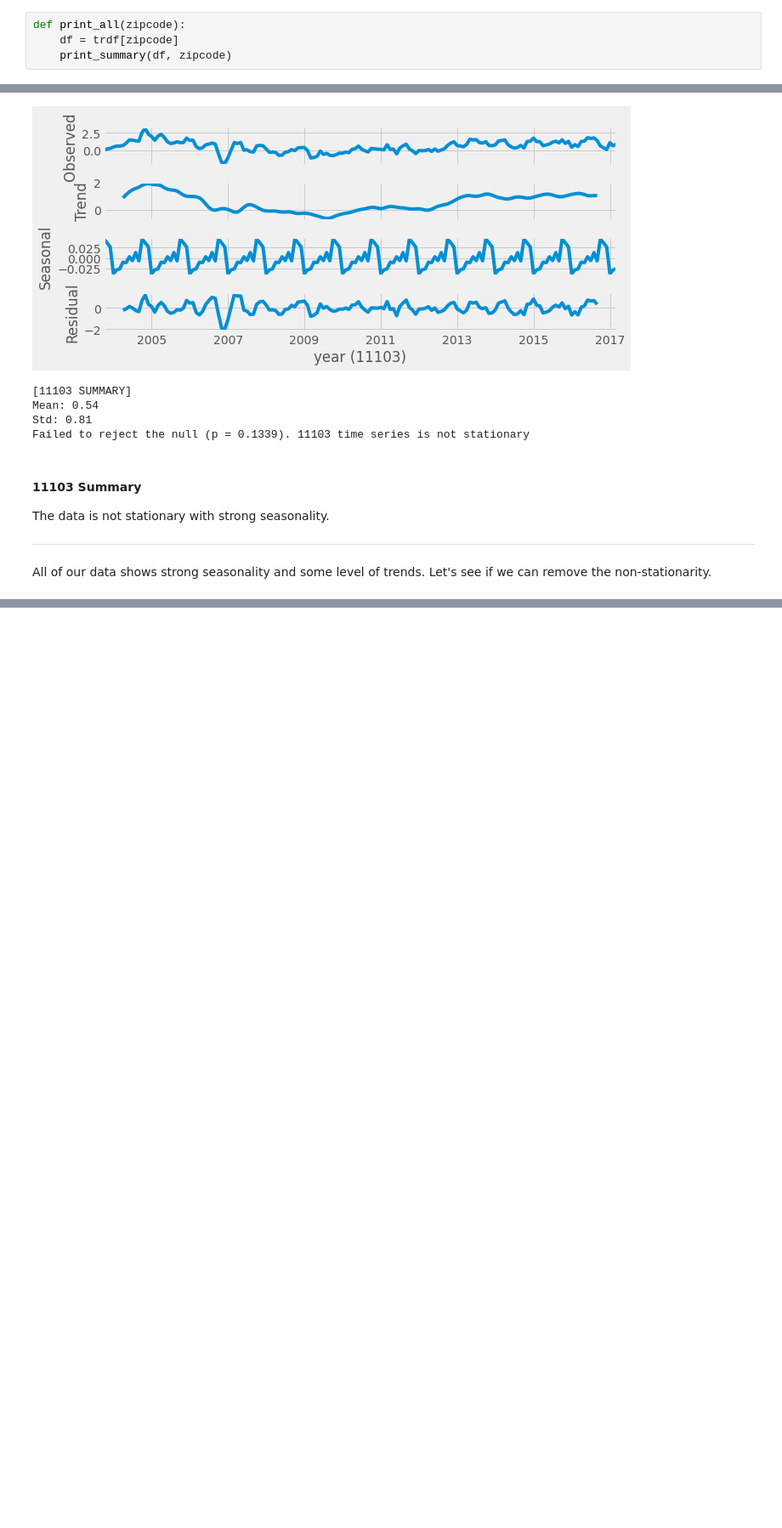
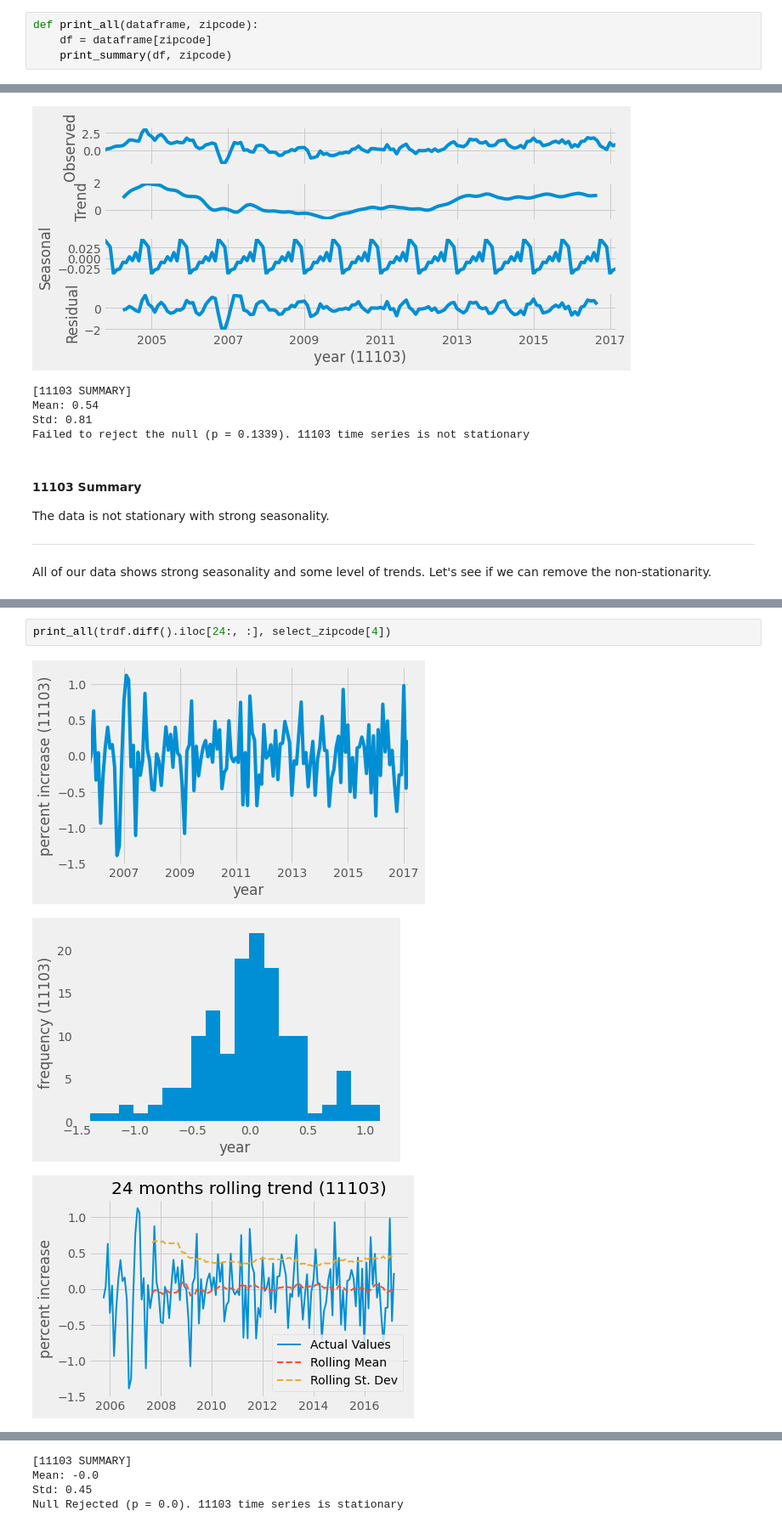
Before and after one commit to stereopickle/real_estate_prediction, a Jupyter notebook: 010.Exploratory_Data_Analysis.ipynb, the cells around one changed output, grey strips where cells are left out. Shown at 85% size. Saved outputs shown, nothing was run; the diff lists cells and outputs as text; blank space fills up the shorter version.

```diff
--- a/010.Exploratory_Data_Analysis.ipynb
+++ b/010.Exploratory_Data_Analysis.ipynb
@@ -138,7 +138,7 @@ For the initial univariate modeling, I will compare the top 5 zipcodes with the
 # %%
 select_zipcode = [11101, 11693, 11692, 11694, 11103]
 # %%
-def print_all(zipcode):
-    df = trdf[zipcode]
+def print_all(dataframe, zipcode):
+    df = dataframe[zipcode]
     print_summary(df, zipcode)
 # %%
@@ -227,0 +240,6 @@ All of our data shows strong seasonality and some level of trends. Let's see if
+# %%
+print_all(trdf.diff().iloc[24:, :], select_zipcode[4])
+# %% [output]
+[figure, added]
+[figure, added]
+[figure, added]
@@ -227,0 +247,4 @@ All of our data shows strong seasonality and some level of trends. Let's see if
+[11103 SUMMARY]
+Mean: -0.0
+Std: 0.45
+Null Rejected (p = 0.0). 11103 time series is stationary
```
Also changed, not shown: parts of 13 cells of this notebook.
